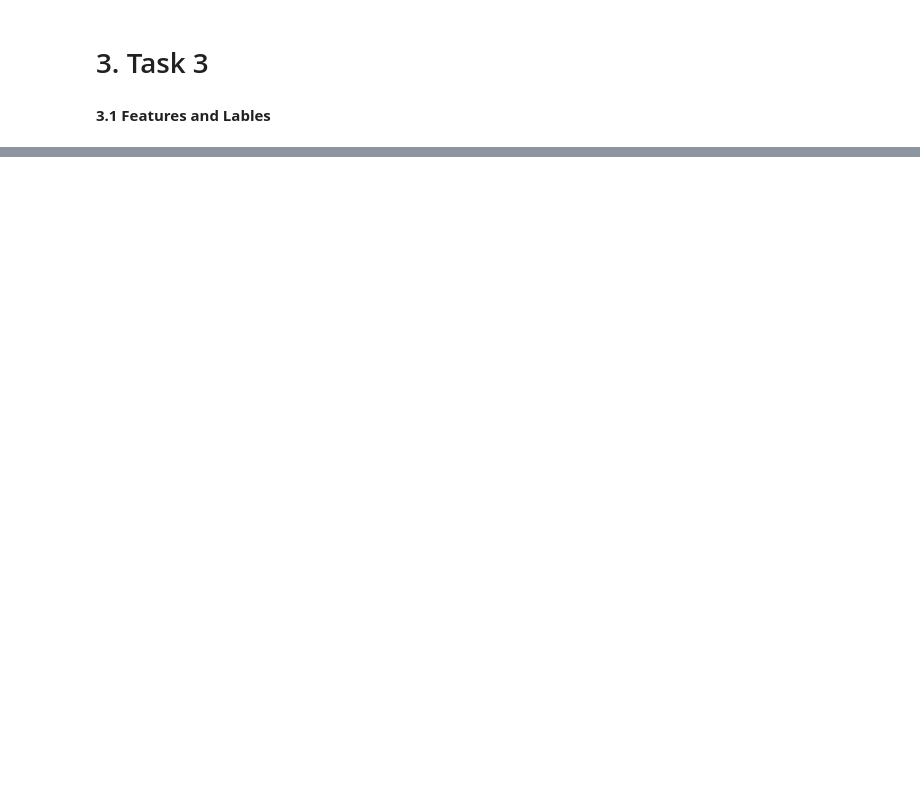
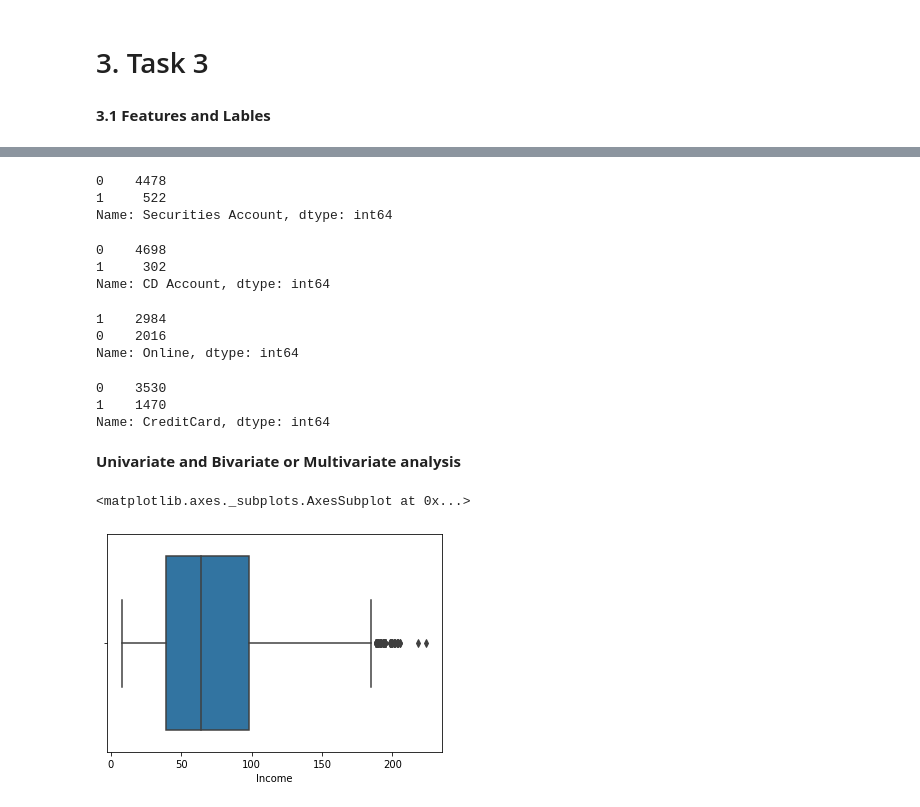
Before and after one commit to NIRMAL250/ML_Project_Internship, a Jupyter notebook: ML_Project.ipynb, the cells around one changed output, grey strips where cells are left out. Drawn from its saved outputs; the diff is of its cells as text; code cells hidden in the pictures; blank space fills up the shorter version.

```diff
--- a/ML_Project.ipynb
+++ b/ML_Project.ipynb
@@ -117,0 +140,3 @@ df
+# %%
+#Dropping ZIP Code since it is nominal variable and has 467 distict values
+df = df.drop(labels='ZIP Code', axis=1)
@@ -117,0 +249,35 @@ df
+# %%
+#Securities Account
+df['Securities Account'].value_counts()
+# %% [output]
+0    4478
+1     522
+Name: Securities Account, dtype: int64
+# %%
+#CD Account
+df['CD Account'].value_counts()
+# %% [output]
+0    4698
+1     302
+Name: CD Account, dtype: int64
+# %%
+#Online
+df['Online'].value_counts()
+# %% [output]
+1    2984
+0    2016
+Name: Online, dtype: int64
+# %%
+#CreditCard
+df['CreditCard'].value_counts()
+# %% [output]
+0    3530
+1    1470
+Name: CreditCard, dtype: int64
+# %% [markdown]
+**Univariate and Bivariate or Multivariate analysis**
+# %%
+sns.boxplot(df['Income'])
+# %% [output]
+<matplotlib.axes._subplots.AxesSubplot at 0x...>
+[figure, added]
```
Also changed, not shown: parts of 42 cells of this notebook.
